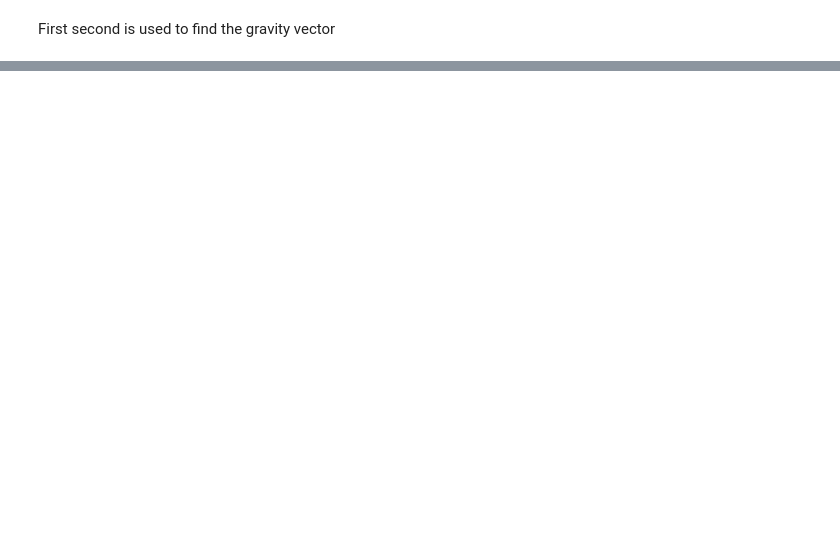
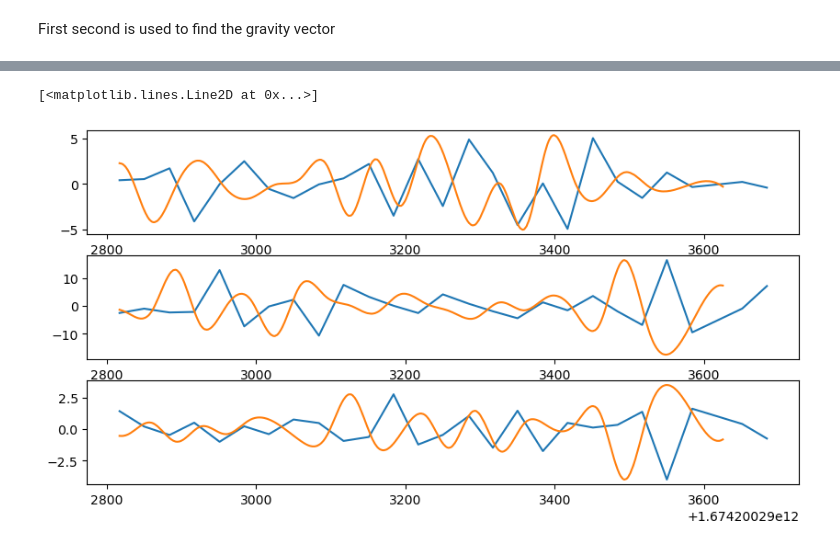
Before and after one commit to localization-as-a-service/local-registration, a Jupyter notebook: imu_depth_fusion_m2.ipynb, the cells around one changed output, grey strips where cells are left out. Saved outputs shown, nothing was run; the diff lists cells and outputs as text; code cells hidden in the pictures; blank space fills up the shorter version.

```diff
--- a/imu_depth_fusion_m2.ipynb
+++ b/imu_depth_fusion_m2.ipynb
@@ -320,0 +287,31 @@ grav
+# %%
+calibration_imu_df = calibration_imu_df[calibration_imu_df.timestamp < sequence_ts[calibration_ts][-1] + delta].copy()
+# %%
+linear_acceleration_interp = []
+linear_acceleration_interp.append(interpolate.interp1d(sequence_ts[calibration_ts][2:] + delta, linear_acceleration[:, 0], kind="cubic")(calibration_imu_df.timestamp.values))
+linear_acceleration_interp.append(interpolate.interp1d(sequence_ts[calibration_ts][2:] + delta, linear_acceleration[:, 1], kind="cubic")(calibration_imu_df.timestamp.values))
+linear_acceleration_interp.append(interpolate.interp1d(sequence_ts[calibration_ts][2:] + delta, linear_acceleration[:, 2], kind="cubic")(calibration_imu_df.timestamp.values))
+
+linear_acceleration_interp = np.array(linear_acceleration_interp).T
+
+velocity_interp = []
+velocity_interp.append(interpolate.interp1d(sequence_ts[calibration_ts][1:] + delta, velocities[:, 0], kind="cubic")(calibration_imu_df.timestamp.values))
+velocity_interp.append(interpolate.interp1d(sequence_ts[calibration_ts][1:] + delta, velocities[:, 1], kind="cubic")(calibration_imu_df.timestamp.values))
+velocity_interp.append(interpolate.interp1d(sequence_ts[calibration_ts][1:] + delta, velocities[:, 2], kind="cubic")(calibration_imu_df.timestamp.values))
+
+velocity_interp = np.array(velocity_interp).T
+# %%
+# plot linear acceleration and interpolated linear acceleration in subplots
+fig, axs = plt.subplots(3, 1, figsize=(10, 5))
+
+axs[0].plot(sequence_ts[calibration_ts][2:], linear_acceleration[:, 0], label="Acceleration")
+axs[0].plot(calibration_imu_df.timestamp.values, linear_acceleration_interp[:, 0], label="Interpolated & Adjusted")
+
+axs[1].plot(sequence_ts[calibration_ts][2:], linear_acceleration[:, 1], label="Acceleration")
+axs[1].plot(calibration_imu_df.timestamp.values, linear_acceleration_interp[:, 1], label="Interpolated & Adjusted")
+
+axs[2].plot(sequence_ts[calibration_ts][2:], linear_acceleration[:, 2], label="Acceleration")
+axs[2].plot(calibration_imu_df.timestamp.values, linear_acceleration_interp[:, 2], label="Interpolated & Adjusted")
+# %% [output]
+[<matplotlib.lines.Line2D at 0x...>]
+[figure, added]
```
Also changed, not shown: parts of 37 cells of this notebook.
